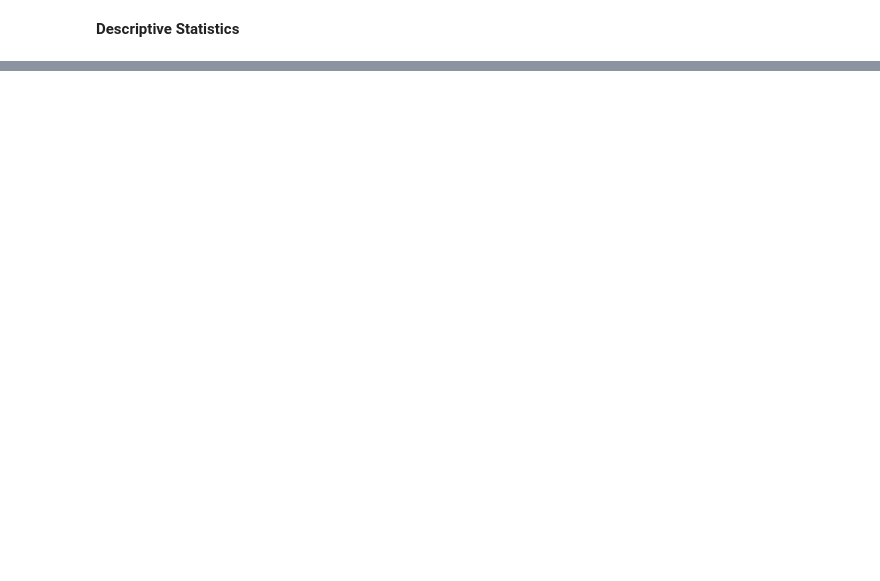
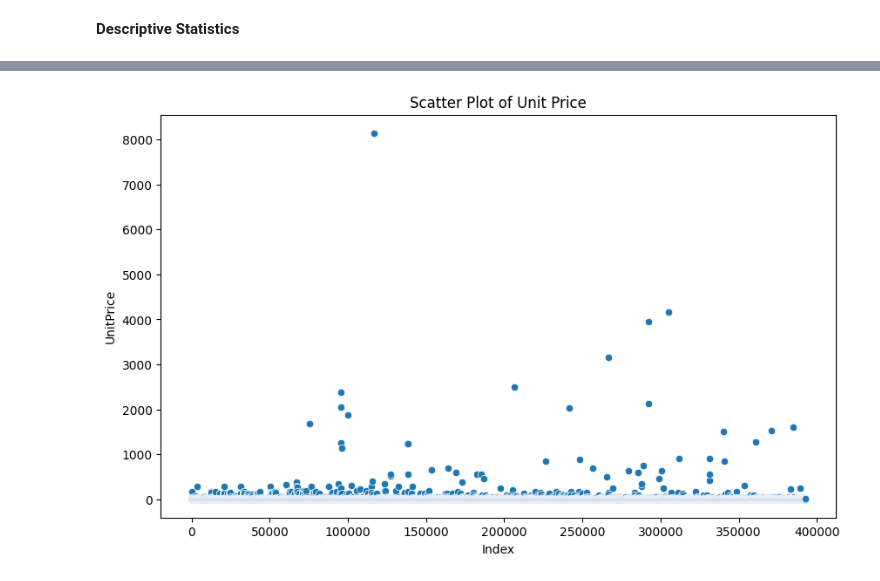
Before and after one commit to jagadeesh-usd/online-retail-customer-segmentation, a Jupyter notebook: notebooks/02_eda.ipynb, the cells around one changed output, grey strips where cells are left out. Saved outputs shown, nothing was run; the diff lists cells and outputs as text; code cells hidden in the pictures; blank space fills up the shorter version.

```diff
--- a/notebooks/02_eda.ipynb
+++ b/notebooks/02_eda.ipynb
@@ -138,0 +82,4 @@ eda_plots(df)
+# %%
+plot_scatter(df, 'UnitPrice', 'Scatter Plot of Unit Price')
+# %% [output]
+[figure, added]
```
Also changed, not shown: parts of 37 cells of this notebook, 13 other files.
